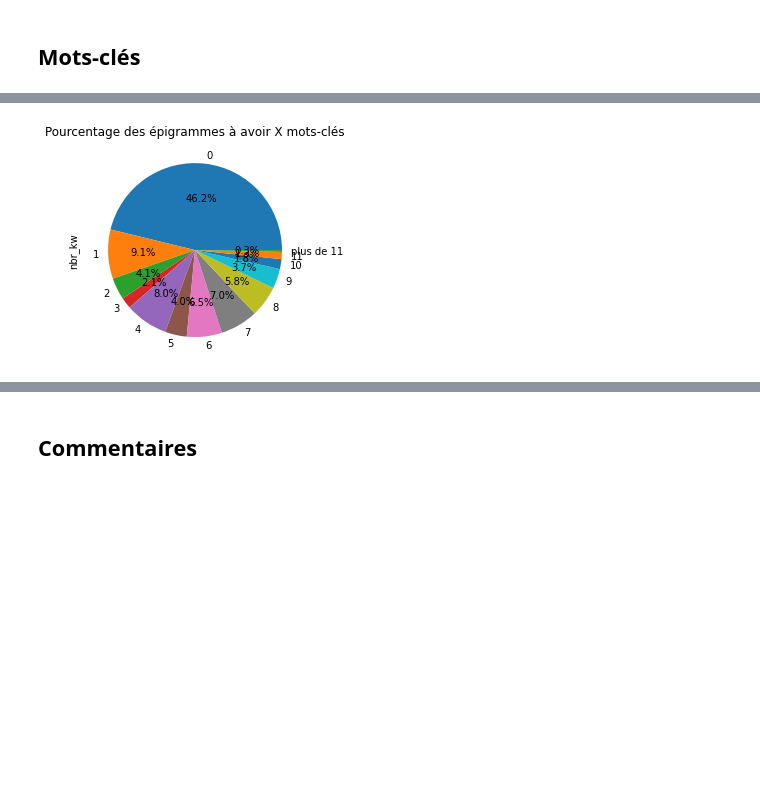
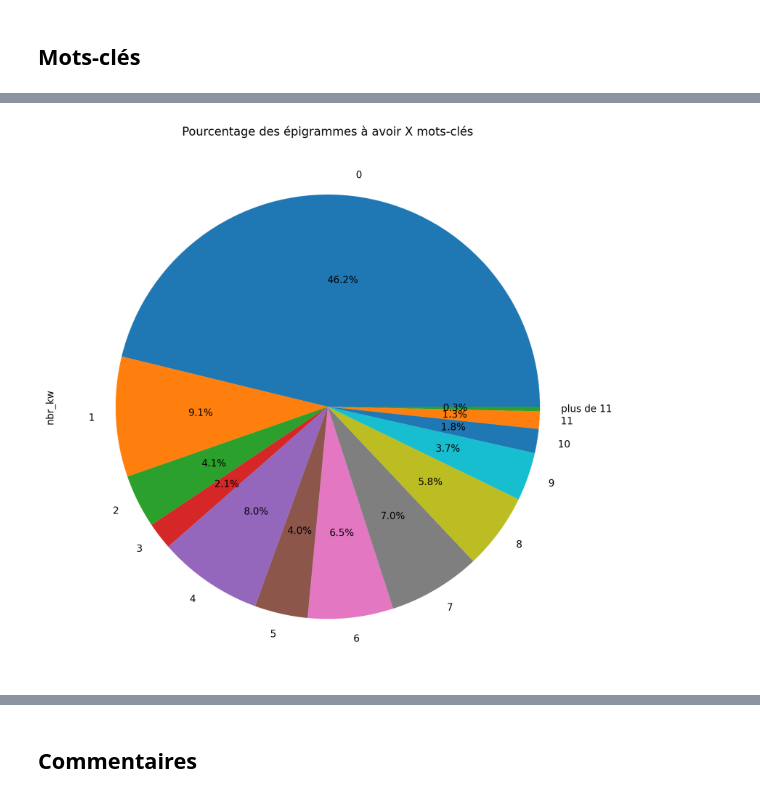
Before and after one commit to MathildeVrst/AG-Viz, a Jupyter notebook: _build/jupyter_execute/etat_plateforme.ipynb, the cells around one changed output, grey strips where cells are left out. Drawn from its saved outputs; the diff is of its cells as text; code cells hidden in the pictures; blank space fills up the shorter version.

```diff
--- a/_build/jupyter_execute/etat_plateforme.ipynb
+++ b/_build/jupyter_execute/etat_plateforme.ipynb
@@ -158,21 +174,25 @@ plt.show()
 # %%
 import matplotlib.pyplot as plt
 
 # Regroupement des valeurs selon les catégories spécifiées
 grouped_counts = df['nbr_kw'].value_counts().sort_index()
 grouped_counts = grouped_counts.groupby(pd.cut(grouped_counts.index,
                                                bins=[0,1,2,3,4,5,6,7,8,9,10,11,13,53],
                                                labels=['0', '1', '2', '3', '4', '5', '6', '7', '8', '9', '10', '11', 'plus de 11'],
                                                right=False)).sum()
 
 # Tracer la pie chart avec les valeurs groupées
 plt.figure()
 grouped_counts.plot(kind='pie', autopct='%1.1f%%')
 plt.title("Pourcentage des épigrammes à avoir X mots-clés")
 
+fig = plt.gcf()
+fig.set_size_inches(10,10)
+fig.set_dpi(200)
+
 plt.show()
 # %% [output]
-[figure, old version]
+[figure, new version]
 # %%
 # Calculer la moyenne des valeurs par groupe 'livre'
 mean_values = df[['livre', 'nbr_kw']].groupby('livre').mean()
```
Also changed, not shown: parts of 10 cells of this notebook, 49 other files.
